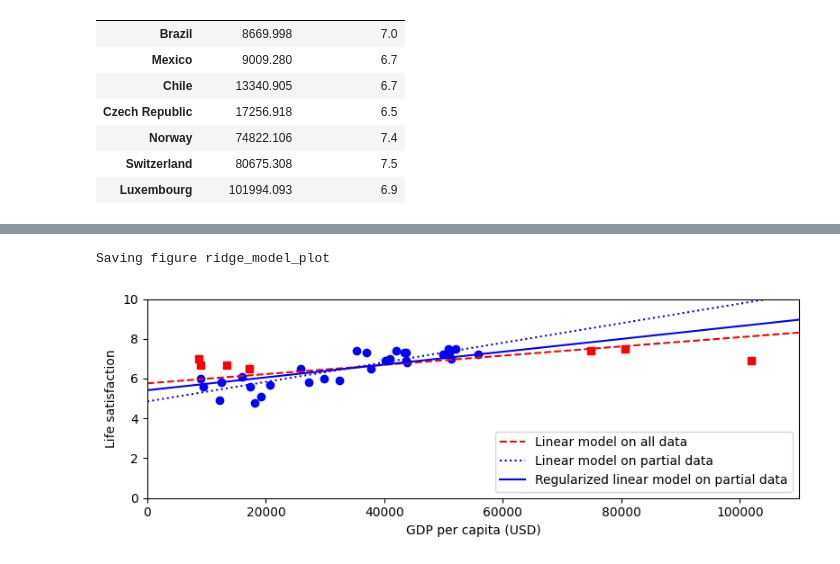
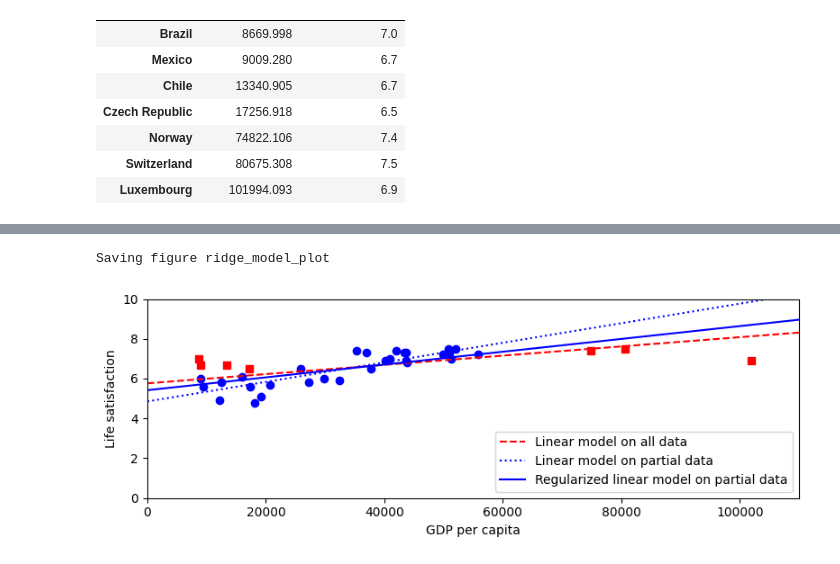
Before and after one commit to SIDED00R/Hands_on_ML, a Jupyter notebook: chap1/chap_1.ipynb, the cells around one changed output, grey strips where cells are left out. Drawn from its saved outputs; the diff is of its cells as text; code cells hidden in the pictures.

```diff
--- a/chap1/chap_1.ipynb
+++ b/chap1/chap_1.ipynb
@@ -25,12 +25,6 @@ def prepare_country_stats(oecd_bli, gdp_per_capita):
 # %%
 import os
 datapath = os.path.join("datasets", "lifesat", "")
-# %%
-%matplotlib inline
-import matplotlib as mpl
-mpl.rc('axes', labelsize=14)
-mpl.rc('xtick', labelsize=12)
-mpl.rc('ytick', labelsize=12)
 # %%
 # 데이터 다운로드
 import urllib.request
@@ -426,28 +324,30 @@ gdp_per_capita.loc[[c for c in gdp_per_capita.index if "W" in c.upper()]].head()
 # %%
+# 규제 적용하기
 plt.figure(figsize=(8,3))
 
 plt.xlabel("GDP per capita")
 plt.ylabel('Life satisfaction')
 
 plt.plot(list(sample_data["GDP per capita"]), list(sample_data["Life satisfaction"]), "bo")
 plt.plot(list(missing_data["GDP per capita"]), list(missing_data["Life satisfaction"]), "rs")
 
 X = np.linspace(0, 110000, 1000)
 plt.plot(X, t0full + t1full * X, "r--", label="Linear model on all data")
 plt.plot(X, t0 + t1*X, "b:", label="Linear model on partial data")
 
+#L2 regularization 사용
 ridge = linear_model.Ridge(alpha=10**9.5)
 Xsample = np.c_[sample_data["GDP per capita"]]
 ysample = np.c_[sample_data["Life satisfaction"]]
 ridge.fit(Xsample, ysample)
 t0ridge, t1ridge = ridge.intercept_[0], ridge.coef_[0][0]
 plt.plot(X, t0ridge + t1ridge * X, "b", label="Regularized linear model on partial data")
 
 plt.legend(loc="lower right")
 plt.axis([0, 110000, 0, 10])
-plt.xlabel("GDP per capita (USD)")
+plt.xlabel("GDP per capita")
 save_fig('ridge_model_plot')
 plt.show()
 # %% [output]
 Saving figure ridge_model_plot
-[figure, old version]
+[figure, new version]
```
Also changed, not shown: parts of 33 cells of this notebook.
